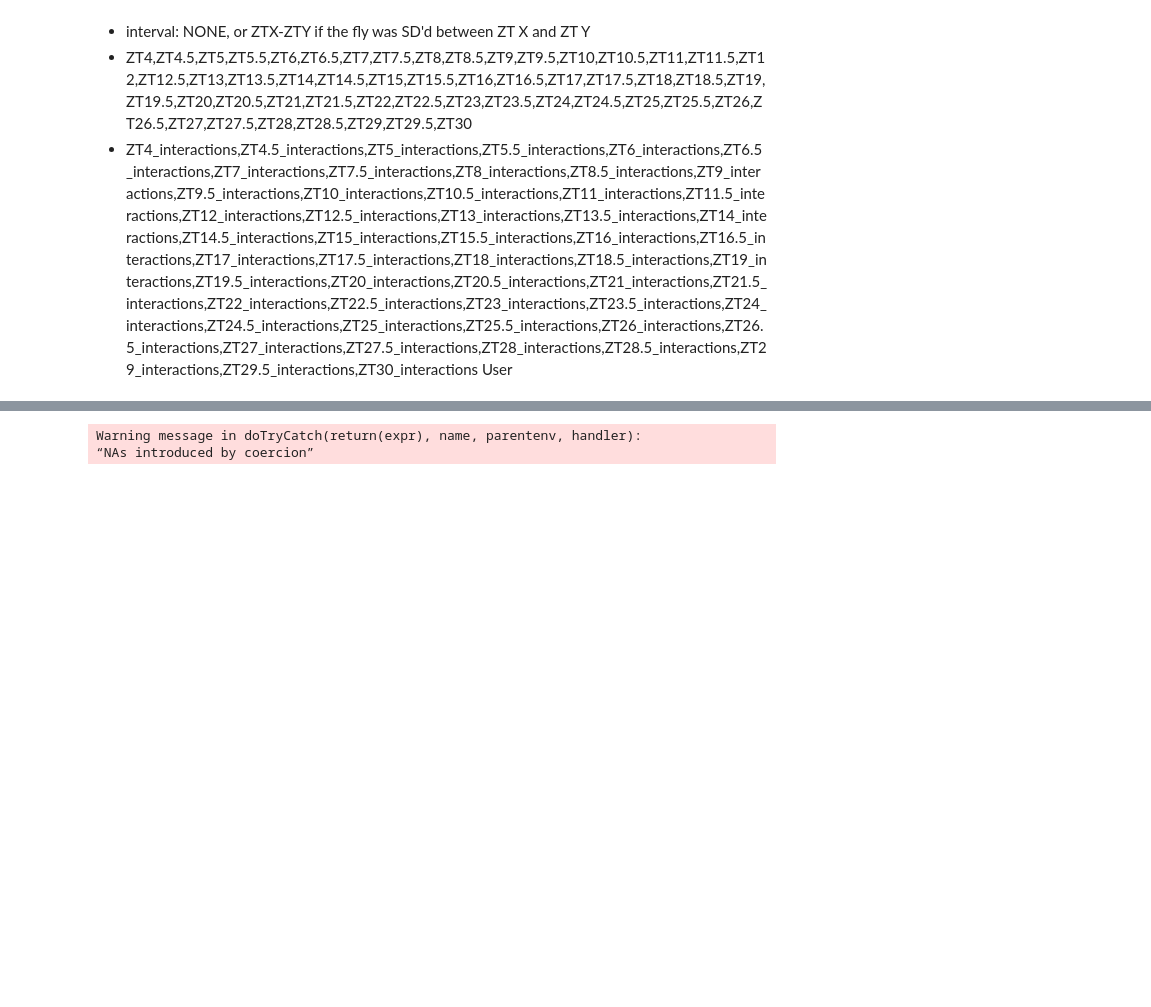
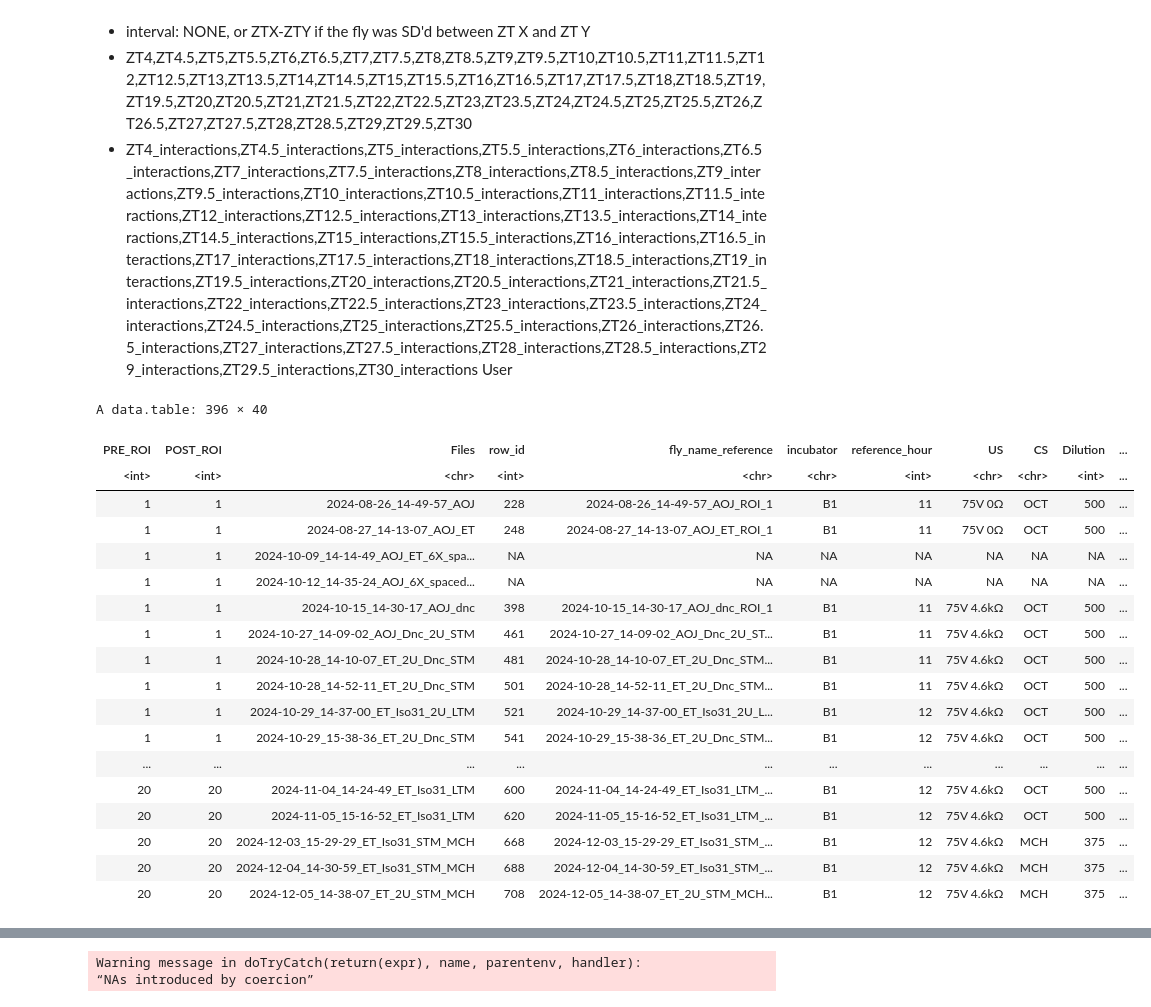
Before and after one commit to shaliulab/idoc-paper, a Jupyter notebook: 0_compile_metadata.ipynb, the cells around one changed output, grey strips where cells are left out. Cells and saved outputs as stored; diff of their text form; code cells hidden in the pictures; blank space fills up the shorter version.

```diff
--- a/0_compile_metadata.ipynb
+++ b/0_compile_metadata.ipynb
@@ -31,18 +48,23 @@ User
 # %%
-database <- "IDOC_metadata_AOJ - metadata.csv"
-metadata_aoj <- data.table::fread(database)[fly_name_reference != "" & comment=="OK",]
-metadata_aoj<-metadata_aoj[keep==TRUE, ]
-metadata_aoj<-metadata_aoj[Training%in%c("1X", "6X_Spaced", "6X_Massed"),]
-
-metadata_etho_aoj <- data.table::fread("IDOC_metadata_AOJ - ethoscope_overnight.csv")
-metadata_aoj <- merge(
-    metadata_aoj,
-    metadata_etho_aoj[, .(
-        PRE_ROI, POST_ROI, Files, region_id, date, machine_name, schedule,
-        SD_quality, SD_quality_second_eye, interactor, interactor_time_window, food
-    )],
-    by=c("PRE_ROI", "POST_ROI", "Files"),
-    all=TRUE
-)
-metadata_aoj[is.na(food), food := "NONE"]
+metadata_aoj
+# %% [output]
+A data.table: 396 × 40
+| PRE_ROI | POST_ROI | Files | row_id | fly_name_reference | incubator | reference_hour | US | CS | Dilution | ... |
+| <int> | <int> | <chr> | <int> | <chr> | <chr> | <int> | <chr> | <chr> | <int> | ... |
+| 1 | 1 | 2024-08-26_14-49-57_AOJ | 228 | 2024-08-26_14-49-57_AOJ_ROI_1 | B1 | 11 | 75V 0Ω | OCT | 500 | ... |
+| 1 | 1 | 2024-08-27_14-13-07_AOJ_ET | 248 | 2024-08-27_14-13-07_AOJ_ET_ROI_1 | B1 | 11 | 75V 0Ω | OCT | 500 | ... |
+| 1 | 1 | 2024-10-09_14-14-49_AOJ_ET_6X_spa... | NA | NA | NA | NA | NA | NA | NA | ... |
+| 1 | 1 | 2024-10-12_14-35-24_AOJ_6X_spaced... | NA | NA | NA | NA | NA | NA | NA | ... |
+| 1 | 1 | 2024-10-15_14-30-17_AOJ_dnc | 398 | 2024-10-15_14-30-17_AOJ_dnc_ROI_1 | B1 | 11 | 75V 4.6kΩ | OCT | 500 | ... |
+| 1 | 1 | 2024-10-27_14-09-02_AOJ_Dnc_2U_STM | 461 | 2024-10-27_14-09-02_AOJ_Dnc_2U_ST... | B1 | 11 | 75V 4.6kΩ | OCT | 500 | ... |
+| 1 | 1 | 2024-10-28_14-10-07_ET_2U_Dnc_STM | 481 | 2024-10-28_14-10-07_ET_2U_Dnc_STM... | B1 | 11 | 75V 4.6kΩ | OCT | 500 | ... |
+| 1 | 1 | 2024-10-28_14-52-11_ET_2U_Dnc_STM | 501 | 2024-10-28_14-52-11_ET_2U_Dnc_STM... | B1 | 11 | 75V 4.6kΩ | OCT | 500 | ... |
+| 1 | 1 | 2024-10-29_14-37-00_ET_Iso31_2U_LTM | 521 | 2024-10-29_14-37-00_ET_Iso31_2U_L... | B1 | 12 | 75V 4.6kΩ | OCT | 500 | ... |
+| 1 | 1 | 2024-10-29_15-38-36_ET_2U_Dnc_STM | 541 | 2024-10-29_15-38-36_ET_2U_Dnc_STM... | B1 | 12 | 75V 4.6kΩ | OCT | 500 | ... |
+| ... | ... | ... | ... | ... | ... | ... | ... | ... | ... | ... |
+| 20 | 20 | 2024-11-04_14-24-49_ET_Iso31_LTM | 600 | 2024-11-04_14-24-49_ET_Iso31_LTM_... | B1 | 12 | 75V 4.6kΩ | OCT | 500 | ... |
+| 20 | 20 | 2024-11-05_15-16-52_ET_Iso31_LTM | 620 | 2024-11-05_15-16-52_ET_Iso31_LTM_... | B1 | 12 | 75V 4.6kΩ | OCT | 500 | ... |
+| 20 | 20 | 2024-12-03_15-29-29_ET_Iso31_STM_MCH | 668 | 2024-12-03_15-29-29_ET_Iso31_STM_... | B1 | 12 | 75V 4.6kΩ | MCH | 375 | ... |
+| 20 | 20 | 2024-12-04_14-30-59_ET_Iso31_STM_MCH | 688 | 2024-12-04_14-30-59_ET_Iso31_STM_... | B1 | 12 | 75V 4.6kΩ | MCH | 375 | ... |
+| 20 | 20 | 2024-12-05_14-38-07_ET_2U_STM_MCH | 708 | 2024-12-05_14-38-07_ET_2U_STM_MCH... | B1 | 12 | 75V 4.6kΩ | MCH | 375 | ... |
 # %%
```
Also changed, not shown: parts of 7 cells of this notebook, 20 other files.
